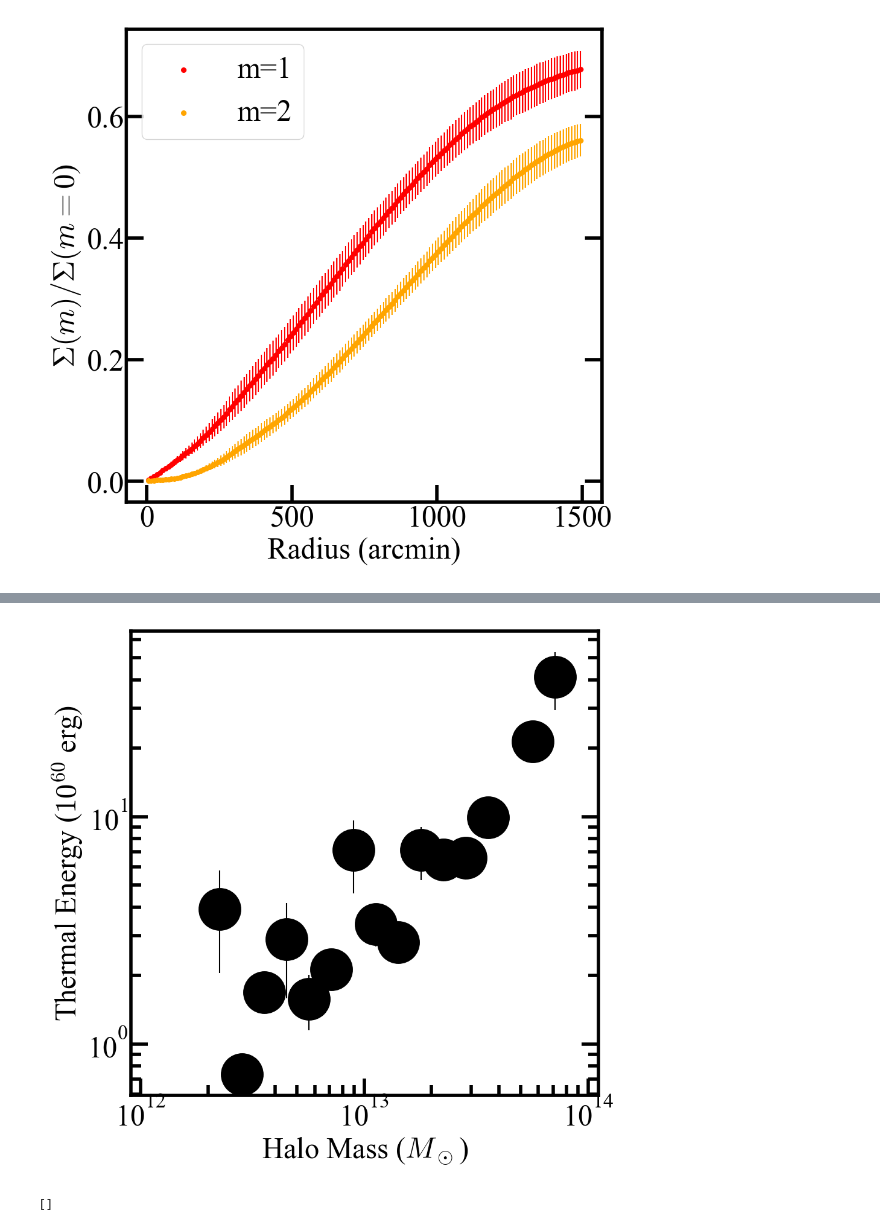
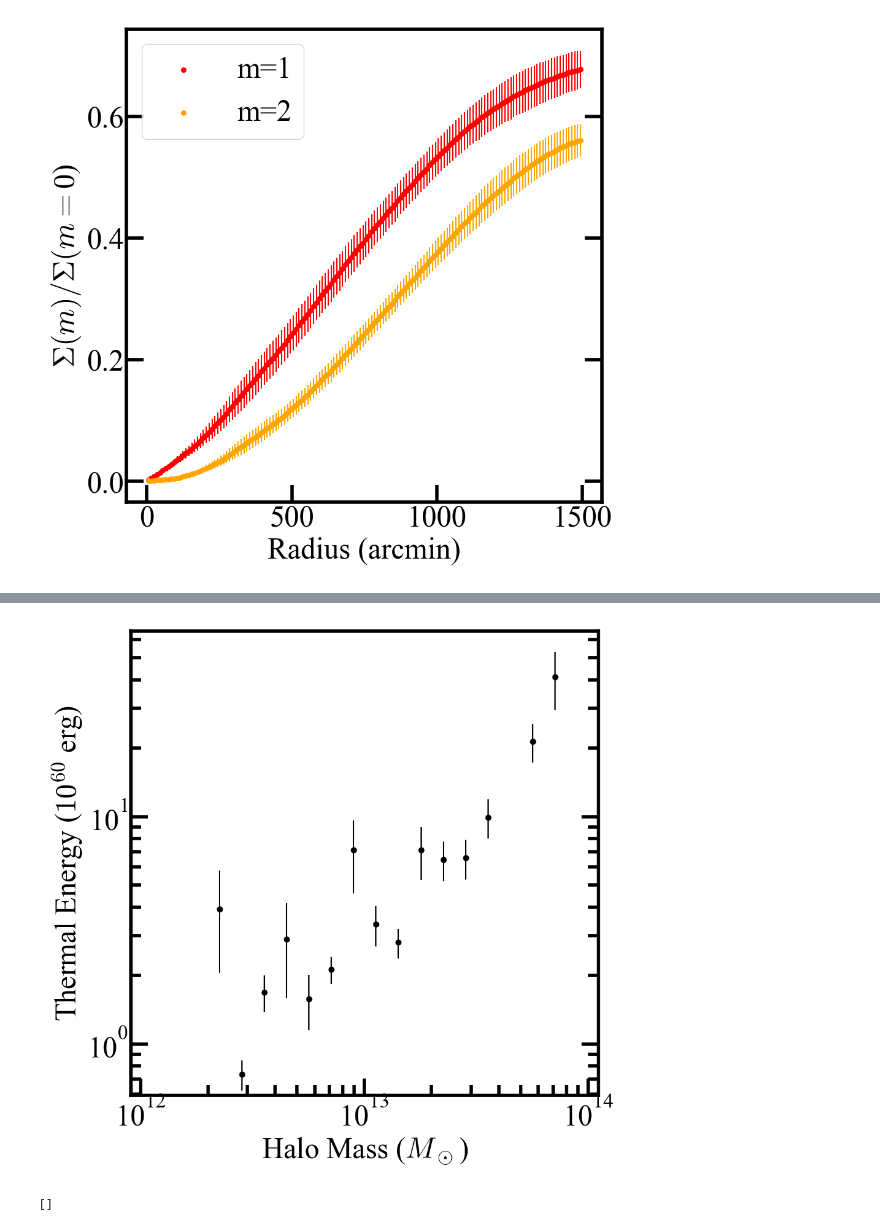
Before and after one commit to skylargrayson/RAFIKICGM, a Jupyter notebook: examples/Plotting_SZ_Results.ipynb, the cells around one changed output, grey strips where cells are left out. Drawn from its saved outputs; the diff is of its cells as text; code cells hidden in the pictures.

```diff
--- a/examples/Plotting_SZ_Results.ipynb
+++ b/examples/Plotting_SZ_Results.ipynb
@@ -83,7 +83,7 @@ with h5py.File(data_file, 'r') as f:
     err_a = f['thermal_energy/thermal_stellar_error'][:]
 
 
-    plt.scatter(x_a ,y_a, c = 'black')
+    plt.scatter(x_a ,y_a, c = 'black',s=40)
     plt.errorbar(x_a,y_a, yerr=err_a, fmt='none', color = 'black')
     plt.yscale('log')
     plt.xscale('log')
@@ -96,21 +96,21 @@ with h5py.File(data_file, 'r') as f:
 # %%
 #-------------HALO MASS-THERMAL ENERGY-------------#
 with h5py.File(data_file, 'r') as f:
     x_a = f['thermal_energy/halo_mass'][:]
     y_a = f['thermal_energy/thermal_halo'][:]
     err_a = f['thermal_energy/thermal_halo_error'][:]
 
 
-    plt.scatter(x_a ,y_a, c = 'black')
+    plt.scatter(x_a ,y_a, c = 'black',s=40)
     plt.errorbar(x_a,y_a, yerr=err_a, fmt='none', color = 'black')
     plt.yscale('log')
     plt.xscale('log')
     plt.xlabel('Halo Mass ($M_\odot$)')
     plt.ylabel('Thermal Energy ($10^{60}$ erg)')
     plt.savefig('thermhalo.png')
     plt.show()
 # %% [output]
-[figure, old version]
+[figure, new version]
 # %%
 import matplotlib.colors as colors
 with h5py.File(data_file, 'r') as f:
```
Also changed, not shown: parts of 1 cell of this notebook, 1 other file.
